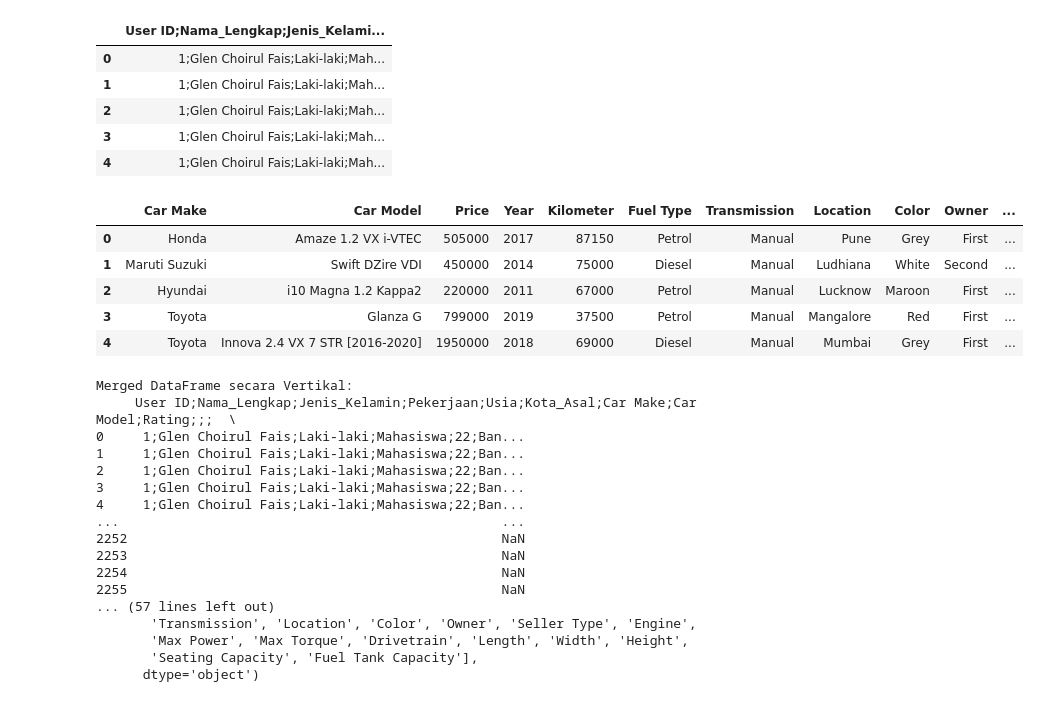
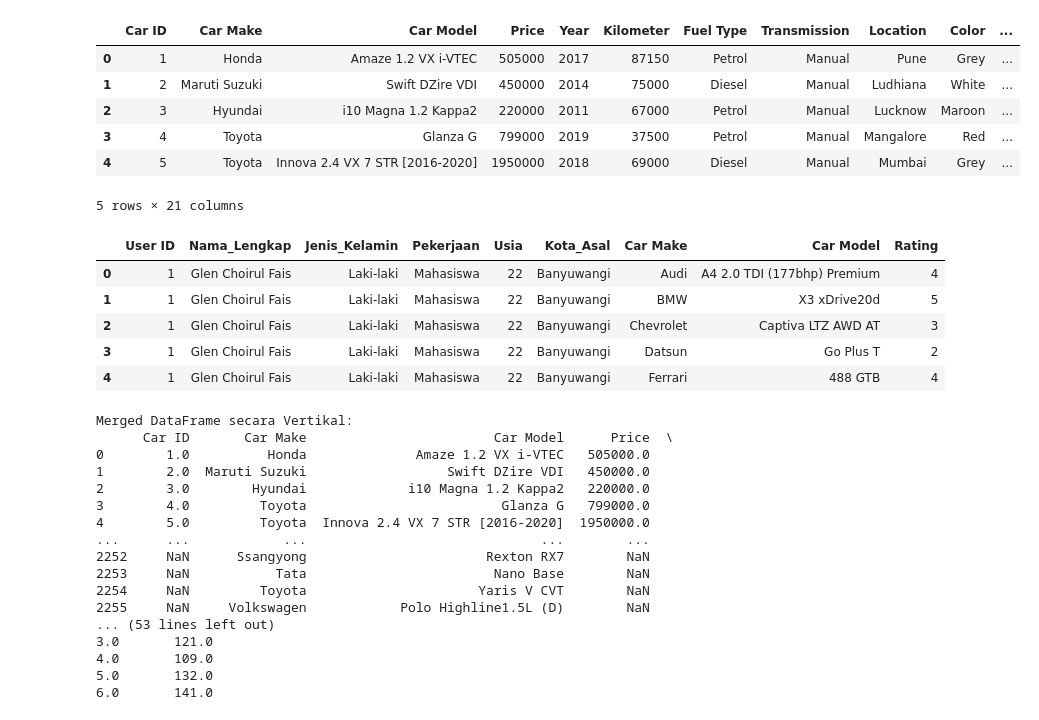
Before and after one commit to Hello-Herro/Garasi-Drift-2.0, a Jupyter notebook: main.ipynb, the cells around one changed output. Cells and saved outputs as stored; diff of their text form; code cells hidden in the pictures.

```diff
--- a/main.ipynb
+++ b/main.ipynb
@@ -3,25 +3,26 @@ import pandas as pd
 from sklearn.metrics.pairwise import cosine_similarity
 from sklearn.feature_extraction.text import TfidfVectorizer
 # %%
-df1 = pd.read_csv("User Preference Car Sport.csv")
+df1 = pd.read_csv("list_cars.csv")
 df1.head()
 # %% [output]
-|  | User ID;Nama_Lengkap;Jenis_Kelami... |
-| 0 | 1;Glen Choirul Fais;Laki-laki;Mah... |
-| 1 | 1;Glen Choirul Fais;Laki-laki;Mah... |
-| 2 | 1;Glen Choirul Fais;Laki-laki;Mah... |
-| 3 | 1;Glen Choirul Fais;Laki-laki;Mah... |
-| 4 | 1;Glen Choirul Fais;Laki-laki;Mah... |
+|  | Car ID | Car Make | Car Model | Price | Year | Kilometer | Fuel Type | Transmission | Location | Color | ... |
+| 0 | 1 | Honda | Amaze 1.2 VX i-VTEC | 505000 | 2017 | 87150 | Petrol | Manual | Pune | Grey | ... |
+| 1 | 2 | Maruti Suzuki | Swift DZire VDI | 450000 | 2014 | 75000 | Diesel | Manual | Ludhiana | White | ... |
+| 2 | 3 | Hyundai | i10 Magna 1.2 Kappa2 | 220000 | 2011 | 67000 | Petrol | Manual | Lucknow | Maroon | ... |
+| 3 | 4 | Toyota | Glanza G | 799000 | 2019 | 37500 | Petrol | Manual | Mangalore | Red | ... |
+| 4 | 5 | Toyota | Innova 2.4 VX 7 STR [2016-2020] | 1950000 | 2018 | 69000 | Diesel | Manual | Mumbai | Grey | ... |
+5 rows × 21 columns
 # %%
-df2 = pd.read_csv("list_cars2.csv")
+df2 = pd.read_csv("User_Car_Sport.csv")
 df2.head()
 # %% [output]
-|  | Car Make | Car Model | Price | Year | Kilometer | Fuel Type | Transmission | Location | Color | Owner | ... |
-| 0 | Honda | Amaze 1.2 VX i-VTEC | 505000 | 2017 | 87150 | Petrol | Manual | Pune | Grey | First | ... |
-| 1 | Maruti Suzuki | Swift DZire VDI | 450000 | 2014 | 75000 | Diesel | Manual | Ludhiana | White | Second | ... |
-| 2 | Hyundai | i10 Magna 1.2 Kappa2 | 220000 | 2011 | 67000 | Petrol | Manual | Lucknow | Maroon | First | ... |
-| 3 | Toyota | Glanza G | 799000 | 2019 | 37500 | Petrol | Manual | Mangalore | Red | First | ... |
-| 4 | Toyota | Innova 2.4 VX 7 STR [2016-2020] | 1950000 | 2018 | 69000 | Diesel | Manual | Mumbai | Grey | First | ... |
+|  | User ID | Nama_Lengkap | Jenis_Kelamin | Pekerjaan | Usia | Kota_Asal | Car Make | Car Model | Rating |
+| 0 | 1 | Glen Choirul Fais | Laki-laki | Mahasiswa | 22 | Banyuwangi | Audi | A4 2.0 TDI (177bhp) Premium | 4 |
+| 1 | 1 | Glen Choirul Fais | Laki-laki | Mahasiswa | 22 | Banyuwangi | BMW | X3 xDrive20d | 5 |
+| 2 | 1 | Glen Choirul Fais | Laki-laki | Mahasiswa | 22 | Banyuwangi | Chevrolet | Captiva LTZ AWD AT | 3 |
+| 3 | 1 | Glen Choirul Fais | Laki-laki | Mahasiswa | 22 | Banyuwangi | Datsun | Go Plus T | 2 |
+| 4 | 1 | Glen Choirul Fais | Laki-laki | Mahasiswa | 22 | Banyuwangi | Ferrari | 488 GTB | 4 |
 # %%
 # Gabungkan Dataset
 merged_df = pd.concat([df1, df2], axis=0)
@@ -33,24 +34,27 @@ print("Merged DataFrame secara Vertikal:")
 print(merged_df)
 # Cetak daftar kolom dalam DataFrame
 print(merged_df.columns)
+
+pivot_df = pd.pivot_table(merged_df, values='Rating', index='User ID', aggfunc='sum')
+print(pivot_df)
 # %% [output]
 Merged DataFrame secara Vertikal:
-     User ID;Nama_Lengkap;Jenis_Kelamin;Pekerjaan;Usia;Kota_Asal;Car Make;Car Model;Rating;;;  \
-0     1;Glen Choirul Fais;Laki-laki;Mahasiswa;22;Ban...
-1     1;Glen Choirul Fais;Laki-laki;Mahasiswa;22;Ban...
-2     1;Glen Choirul Fais;Laki-laki;Mahasiswa;22;Ban...
-3     1;Glen Choirul Fais;Laki-laki;Mahasiswa;22;Ban...
-4     1;Glen Choirul Fais;Laki-laki;Mahasiswa;22;Ban...
-...                                                 ...
-2252                                                NaN
-2253                                                NaN
-2254                                                NaN
-2255                                                NaN
-... (57 lines left out)
-       'Transmission', 'Location', 'Color', 'Owner', 'Seller Type', 'Engine',
-       'Max Power', 'Max Torque', 'Drivetrain', 'Length', 'Width', 'Height',
-       'Seating Capacity', 'Fuel Tank Capacity'],
-      dtype='object')
+      Car ID       Car Make                        Car Model      Price  \
+0        1.0          Honda              Amaze 1.2 VX i-VTEC   505000.0
+1        2.0  Maruti Suzuki                  Swift DZire VDI   450000.0
+2        3.0        Hyundai             i10 Magna 1.2 Kappa2   220000.0
+3        4.0         Toyota                         Glanza G   799000.0
+4        5.0         Toyota  Innova 2.4 VX 7 STR [2016-2020]  1950000.0
+...      ...            ...                              ...        ...
+2252     NaN      Ssangyong                       Rexton RX7        NaN
+2253     NaN           Tata                        Nano Base        NaN
+2254     NaN         Toyota                      Yaris V CVT        NaN
+2255     NaN     Volkswagen            Polo Highline1.5L (D)        NaN
+... (53 lines left out)
+3.0       121.0
+4.0       109.0
+5.0       132.0
+6.0       141.0
 # %%
 # Info tentang dataset, termasuk tipe data dan non-null counts
 print("Informasi dataset:")
```
Also changed, not shown: parts of 6 cells of this notebook, 4 other files.
